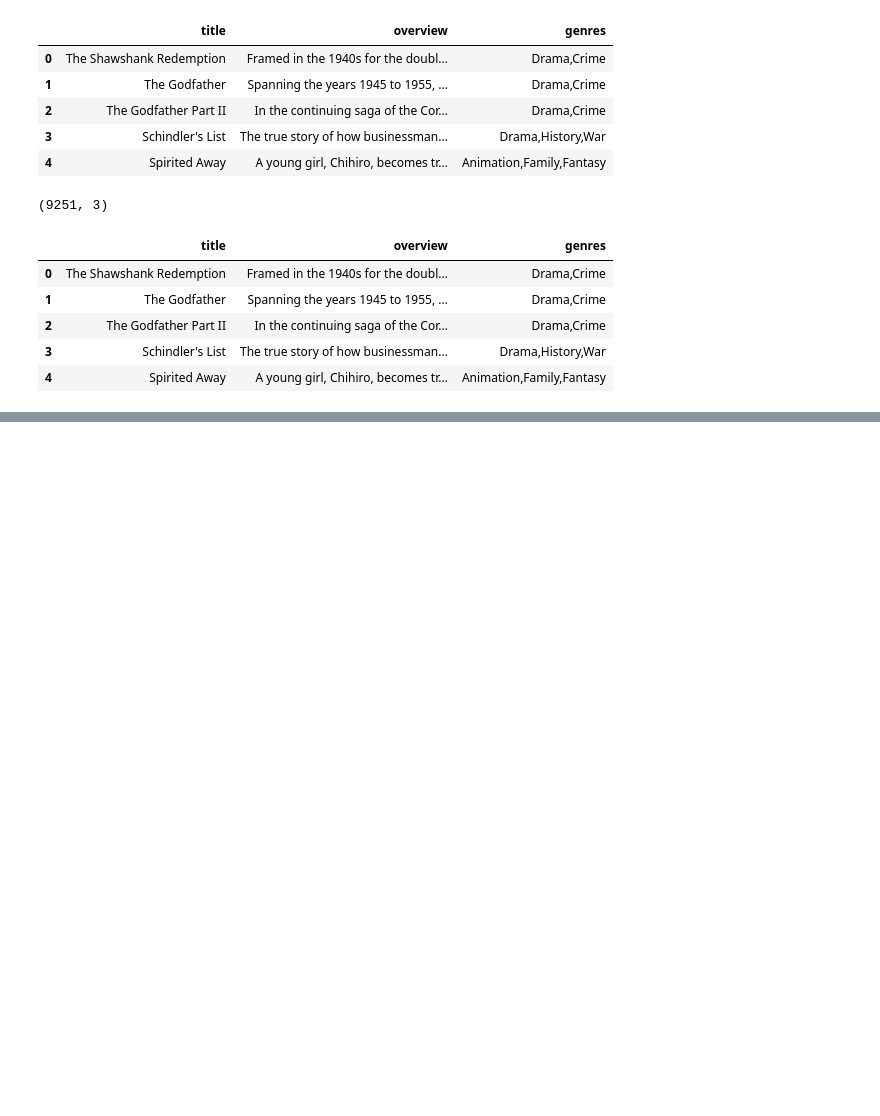
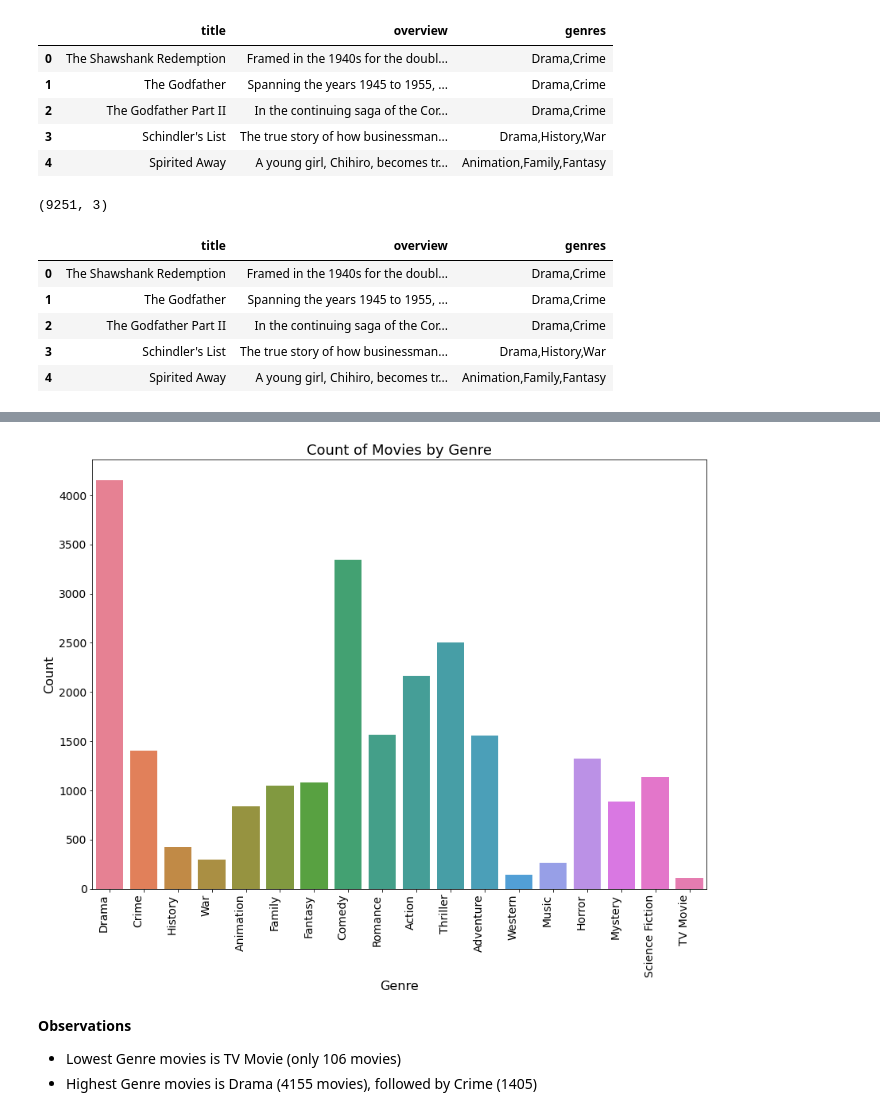
Before and after one commit to Muhammad-Sheraz-ds/Movie-Genres-Classifier, a Jupyter notebook: Movie_Genre_Detection.ipynb, the cells around one changed output, grey strips where cells are left out. Drawn from its saved outputs; the diff is of its cells as text; code cells hidden in the pictures; blank space fills up the shorter version.

```diff
--- a/Movie_Genre_Detection.ipynb
+++ b/Movie_Genre_Detection.ipynb
@@ -18 +28,14 @@ import seaborn as sns
+# %%
+import matplotlib.pyplot as plt
+import matplotlib as mpl
+
+%matplotlib inline
+
+mpl.rcParams.update({
+    'font.size': 14,
+    'axes.labelsize': 16,
+    'axes.titlesize': 18,
+    'xtick.labelsize': 14,
+    'ytick.labelsize': 14,
+})
 # %% [markdown]
@@ -236,0 +267,2 @@ movies.head()
+# %%
+movies.dropna(inplace=True)
@@ -236,0 +277,9 @@ movies.head()
+# %%
+genre_count = dict()
+for genres in movies['genres'].str.split(','):
+    for genre in genres:
+        if genre in genre_count:
+            genre_count[genre] += 1
+        else:
+            genre_count[genre] = 1
+genre_count
@@ -236,0 +305,16 @@ movies.head()
+# %%
+colors = sns.color_palette("husl", len(genre_count))
+plt.figure(figsize=(12, 10))
+sns.barplot(x=genre_count.keys(),y=genre_count.values(), palette=colors)
+plt.xticks(rotation=90, ha='right')
+plt.title('Count of Movies by Genre')
+plt.xlabel('Genre')
+plt.ylabel('Count')
+plt.tight_layout()
+plt.show()
+# %% [output]
+[figure, added]
+# %% [markdown]
+**Observations**
+* Lowest Genre movies is TV Movie (only 106 movies)
+* Highest Genre movies is Drama (4155 movies), followed by Crime (1405)
```
Also changed, not shown: parts of 10 cells of this notebook, 1 other file.
